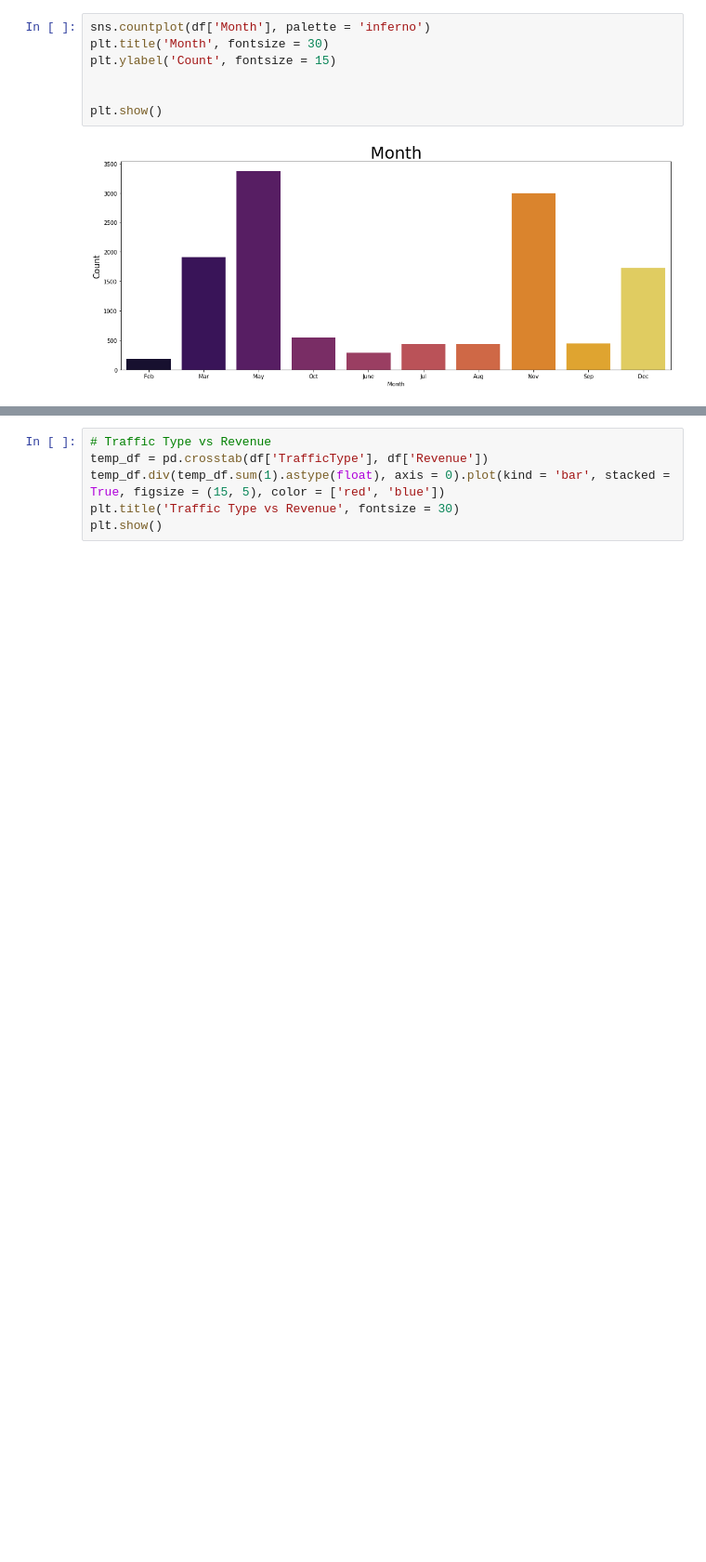
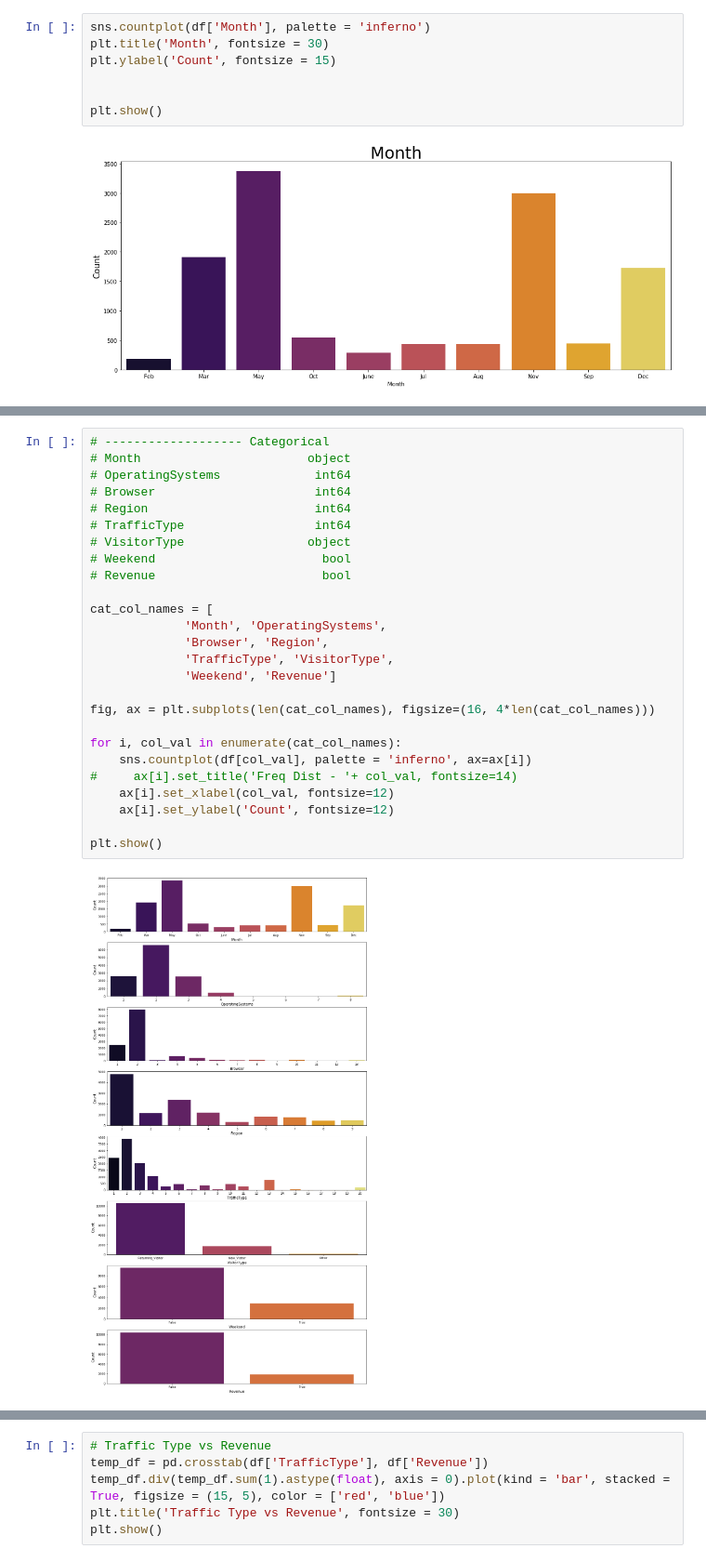
Before and after one commit to Shaila96/kaggle-dataset-analysis, a Jupyter notebook: OnlineShoppersIntention/EDA.ipynb, the cells around one changed output, grey strips where cells are left out. Shown: that part at 93% size. Saved outputs shown, nothing was run; the diff lists cells and outputs as text; blank space fills up the shorter version.

```diff
--- a/OnlineShoppersIntention/EDA.ipynb
+++ b/OnlineShoppersIntention/EDA.ipynb
@@ -165 +239,29 @@ plt.show()
+# %%
+# ------------------- Categorical
+# Month                       object
+# OperatingSystems             int64
+# Browser                      int64
+# Region                       int64
+# TrafficType                  int64
+# VisitorType                 object
+# Weekend                       bool
+# Revenue                       bool
+
+cat_col_names = [
+             'Month', 'OperatingSystems',
+             'Browser', 'Region',
+             'TrafficType', 'VisitorType',
+             'Weekend', 'Revenue']
+
+fig, ax = plt.subplots(len(cat_col_names), figsize=(16, 4*len(cat_col_names)))
+
+for i, col_val in enumerate(cat_col_names):
+    sns.countplot(df[col_val], palette = 'inferno', ax=ax[i])
+#     ax[i].set_title('Freq Dist - '+ col_val, fontsize=14)
+    ax[i].set_xlabel(col_val, fontsize=12)
+    ax[i].set_ylabel('Count', fontsize=12)
+
+plt.show()
+# %% [output]
+[figure, added]
 # %% [markdown]
```
Also changed, not shown: parts of 8 cells of this notebook, 20 other files.
